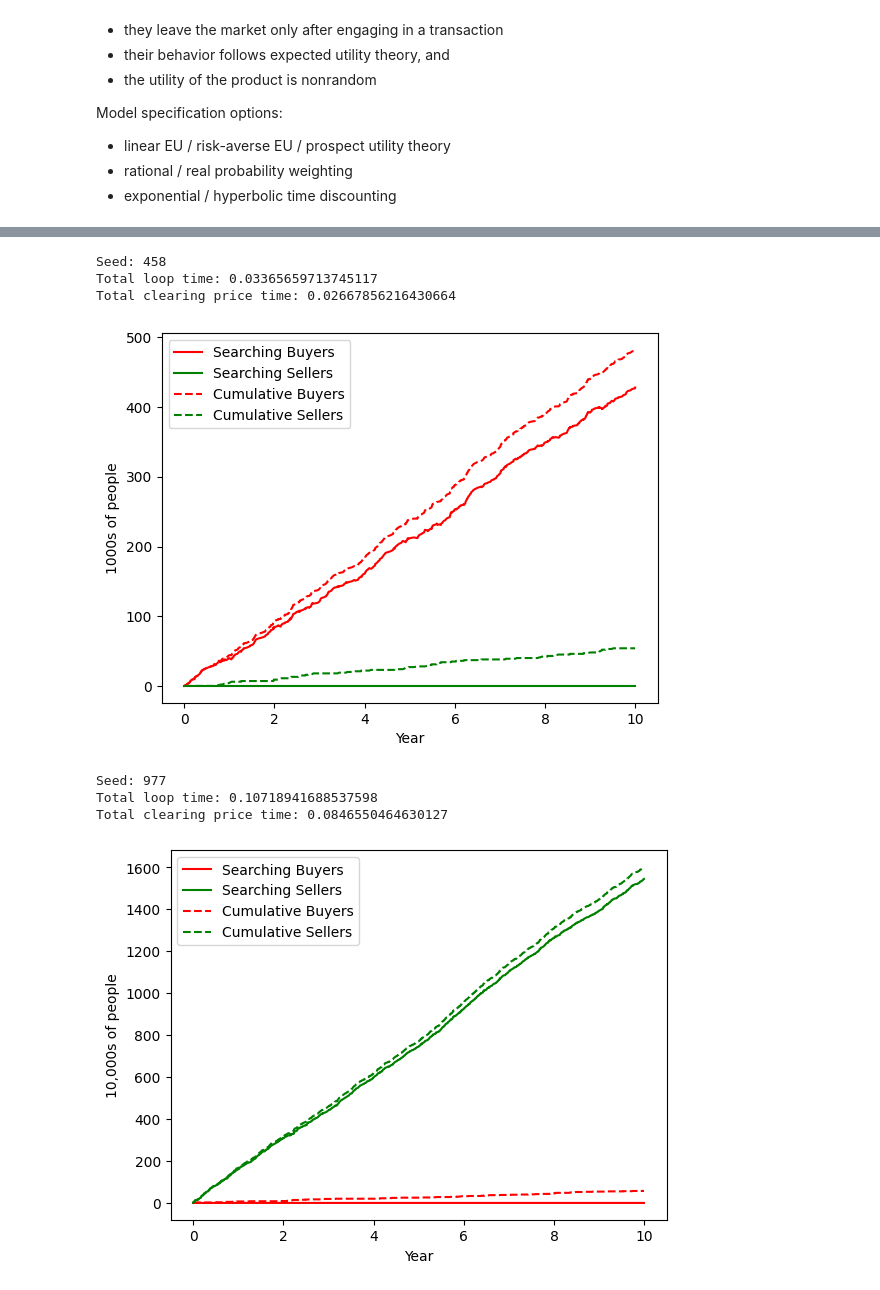
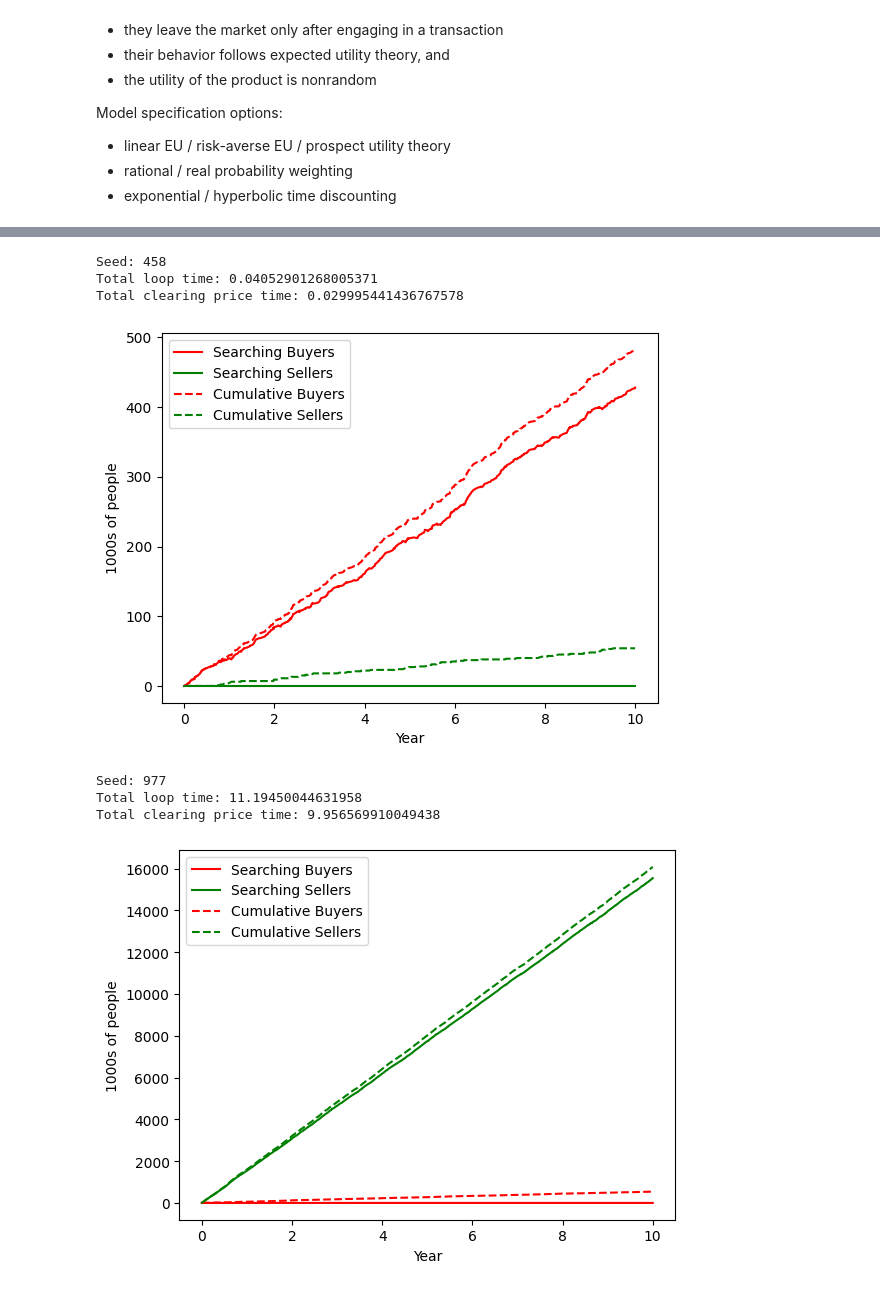
Before and after one commit to dabslee/Kidney_Analysis, a Jupyter notebook: simulations/arrival_model.ipynb, the cells around one changed output, grey strips where cells are left out. Saved outputs shown, nothing was run; the diff lists cells and outputs as text; code cells hidden in the pictures.

```diff
--- a/simulations/arrival_model.ipynb
+++ b/simulations/arrival_model.ipynb
@@ -75,7 +75,7 @@ class ArrivalMarket:
 
             # make all possible deals in current market at median clearing_price, removing successful agents
             clearing_start_time = time.time()
-            price = clearing_price.find_median_clearing_price(buyer_product_values, seller_product_values, search_type="binary")
+            price = clearing_price.find_median_clearing_price(buyer_product_values, seller_product_values)
             time_spent_in_clearing_price += time.time() - clearing_start_time
             if price:
                 buyer_product_values = dynarray.DynamicArray(buyer_product_values[buyer_product_values < price])
@@ -125,19 +125,19 @@ us_kidney_market = ArrivalMarket(
 us_kidney_market.run_simulation(time_horizon=10, seed=458, xlabel="Year", ylabel="1000s of people") # 10 year simulation
 # %% [output]
 Seed: 458
-Total loop time: 0.03365659713745117
-Total clearing price time: 0.02667856216430664
+Total loop time: 0.04052901268005371
+Total clearing price time: 0.029995441436767578
 [figure]
 # %%
 us_kidney_market = ArrivalMarket(
-    expected_buyer_arrivals = 50000/10000, # new patients per year (10000s of people)
-    expected_seller_arrivals = 1600000/10000, # New adults (18 and over) per year (2022 rate, 10000s of people)
+    expected_buyer_arrivals = 50000/1000, # new patients per year (10000s of people)
+    expected_seller_arrivals = 1600000/1000, # New adults (18 and over) per year (2022 rate, 10000s of people)
     generate_buyer = lambda : np.random.normal(2,1),
     generate_seller = lambda : np.random.normal(1,1)
 )
-us_kidney_market.run_simulation(time_horizon=10, xlabel="Year", ylabel="10,000s of people") # 10 year simulation
+us_kidney_market.run_simulation(time_horizon=10, xlabel="Year", ylabel="1000s of people") # 10 year simulation
 # %% [output]
 Seed: 977
-Total loop time: 0.10718941688537598
-Total clearing price time: 0.0846550464630127
+Total loop time: 11.19450044631958
+Total clearing price time: 9.956569910049438
-[figure, old version]
+[figure, new version]
```
Also changed, not shown: parts of 1 cell of this notebook, 5 other files.
